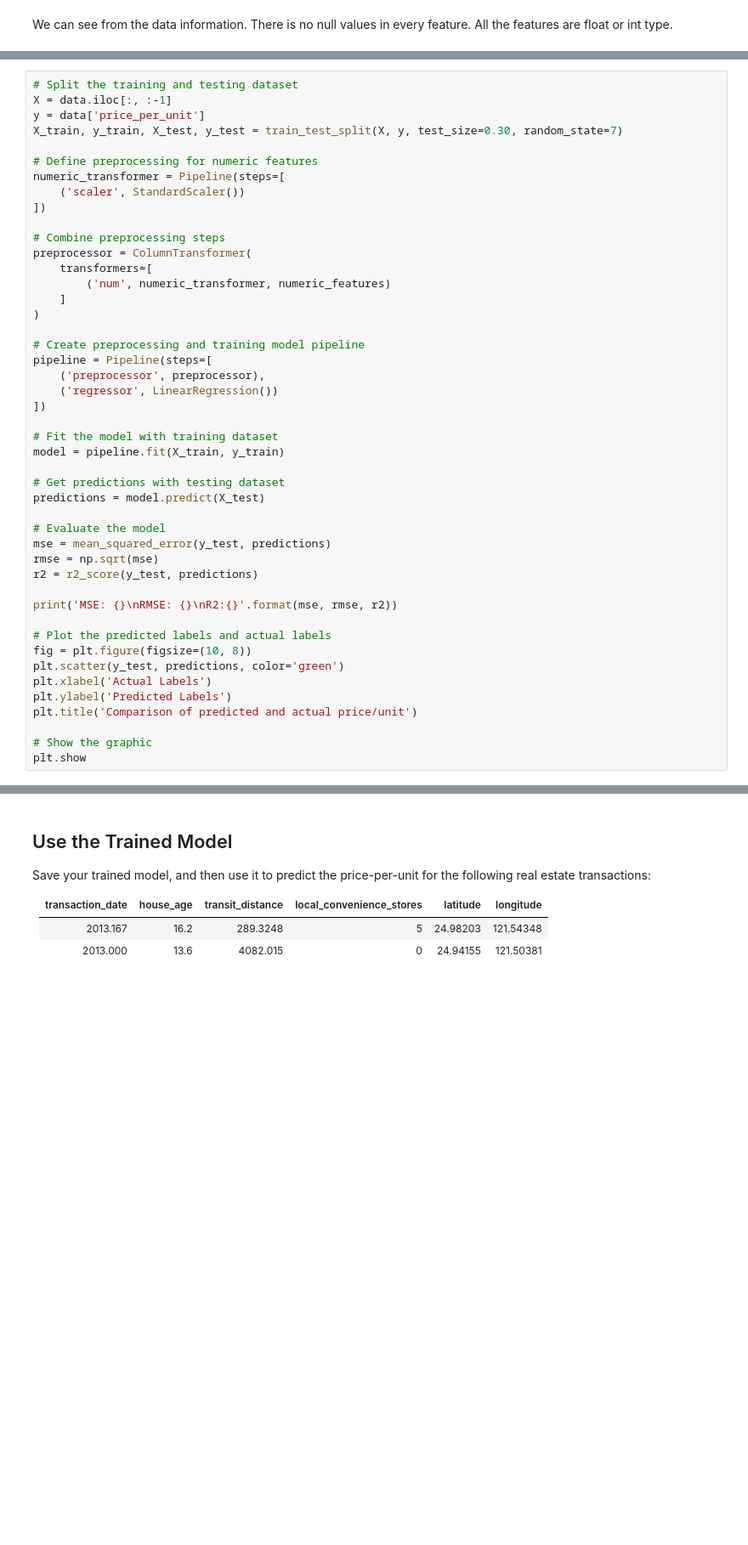
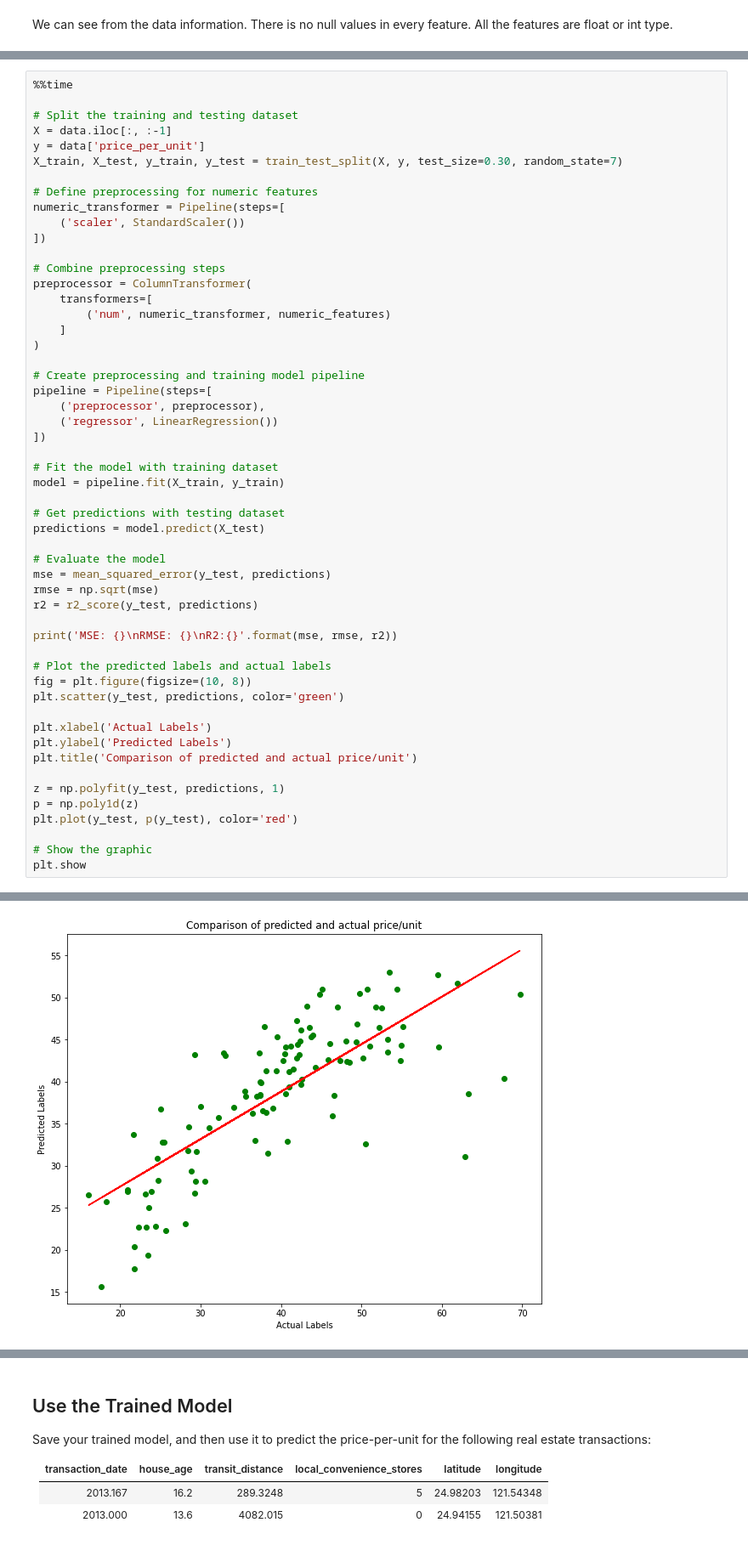
Before and after one commit to santochaoya/Azure-Data-Science, a Jupyter notebook: code/Exercise 2 - Train the Regression Model.ipynb, the cells around one changed output, grey strips where cells are left out. Shown at 85% size. Saved outputs shown, nothing was run; the diff lists cells and outputs as text; blank space fills up the shorter version.

```diff
--- a/code/Exercise 2 - Train the Regression Model.ipynb
+++ b/code/Exercise 2 - Train the Regression Model.ipynb
@@ -154,8 +175,10 @@ The amount of local convenience stores has no
 # %%
+%%time
+
 # Split the training and testing dataset
 X = data.iloc[:, :-1]
 y = data['price_per_unit']
-X_train, y_train, X_test, y_test = train_test_split(X, y, test_size=0.30, random_state=7)
+X_train, X_test, y_train, y_test = train_test_split(X, y, test_size=0.30, random_state=7)
 
 # Define preprocessing for numeric features
 numeric_transformer = Pipeline(steps=[
@@ -191,10 +214,15 @@ print('MSE: {}\nRMSE: {}\nR2:{}'.format(mse, rmse, r2))
 # Plot the predicted labels and actual labels
 fig = plt.figure(figsize=(10, 8))
 plt.scatter(y_test, predictions, color='green')
+
 plt.xlabel('Actual Labels')
 plt.ylabel('Predicted Labels')
 plt.title('Comparison of predicted and actual price/unit')
 
+z = np.polyfit(y_test, predictions, 1)
+p = np.poly1d(z)
+plt.plot(y_test, p(y_test), color='red')
+
 # Show the graphic
 plt.show
 # %% [output]
@@ -201,0 +234 @@ ValueError: Found input variables with inconsistent numbers of samples: [289, 12
+[figure, added]
```
Also changed, not shown: parts of 16 cells of this notebook.
